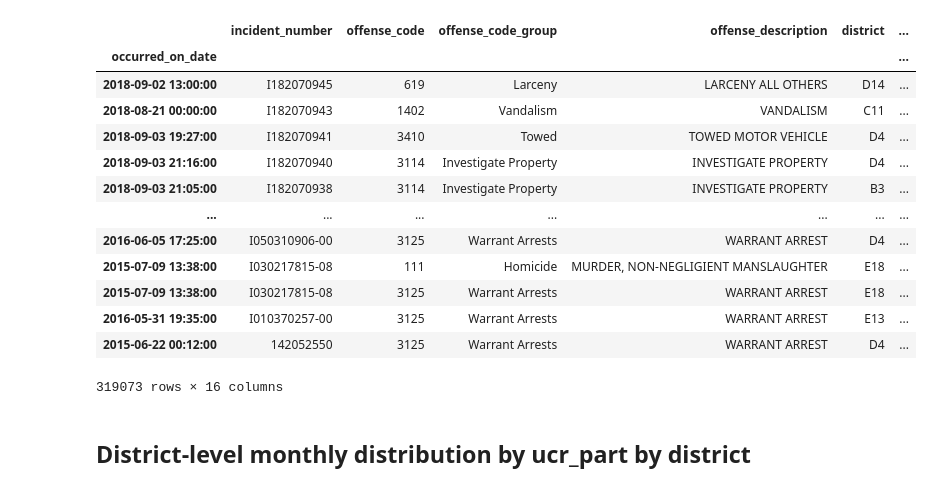
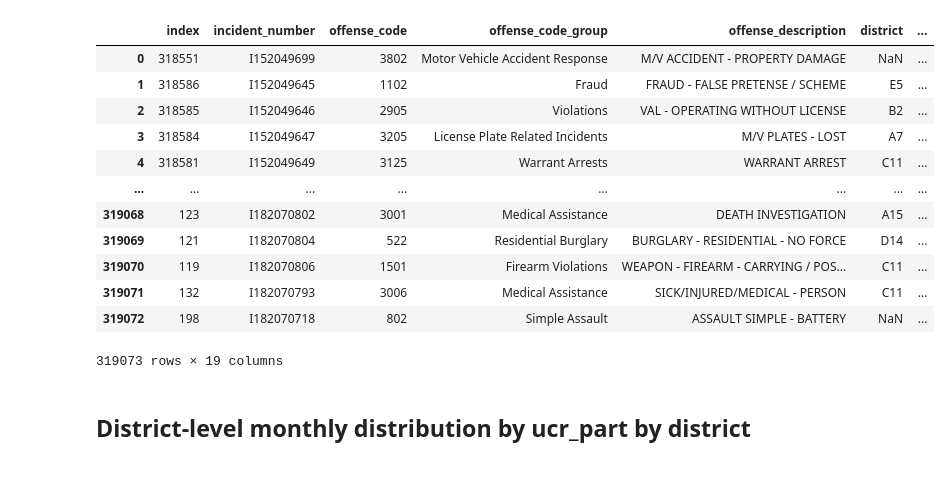
Before and after one commit to SapiensZ/BostonCrime, a Jupyter notebook: Extensive EDA.ipynb, the cells around one changed output. Cells and saved outputs as stored; diff of their text form; code cells hidden in the pictures.

```diff
--- a/Extensive EDA.ipynb
+++ b/Extensive EDA.ipynb
@@ -10,28 +10,26 @@ plt.style.use('fivethirtyeight')
 # Read data
 df = pd.read_csv('crime.csv', encoding='iso-8859-1')
 offense_codes = pd.read_csv('offense_codes.csv', encoding='iso-8859-1')
-# %%
-# Set DateTime Index
-df.columns = [str.lower(col) for col in df.columns]
-df['occurred_on_date'] = pd.to_datetime(df.occurred_on_date)
-df = df.set_index('occurred_on_date')
-#print('Data first entry: {}, last entry: {}'.format(df.index.min(), df.index.max()))
-df
-# %% [output]
-|  | incident_number | offense_code | offense_code_group | offense_description | district | ... |
-| occurred_on_date |  |  |  |  |  | ... |
-| 2018-09-02 13:00:00 | I182070945 | 619 | Larceny | LARCENY ALL OTHERS | D14 | ... |
-| 2018-08-21 00:00:00 | I182070943 | 1402 | Vandalism | VANDALISM | C11 | ... |
-| 2018-09-03 19:27:00 | I182070941 | 3410 | Towed | TOWED MOTOR VEHICLE | D4 | ... |
-| 2018-09-03 21:16:00 | I182070940 | 3114 | Investigate Property | INVESTIGATE PROPERTY | D4 | ... |
-| 2018-09-03 21:05:00 | I182070938 | 3114 | Investigate Property | INVESTIGATE PROPERTY | B3 | ... |
-| ... | ... | ... | ... | ... | ... | ... |
-| 2016-06-05 17:25:00 | I050310906-00 | 3125 | Warrant Arrests | WARRANT ARREST | D4 | ... |
-| 2015-07-09 13:38:00 | I030217815-08 | 111 | Homicide | MURDER, NON-NEGLIGIENT MANSLAUGHTER | E18 | ... |
-| 2015-07-09 13:38:00 | I030217815-08 | 3125 | Warrant Arrests | WARRANT ARREST | E18 | ... |
-| 2016-05-31 19:35:00 | I010370257-00 | 3125 | Warrant Arrests | WARRANT ARREST | E13 | ... |
-| 2015-06-22 00:12:00 | 142052550 | 3125 | Warrant Arrests | WARRANT ARREST | D4 | ... |
-319073 rows × 16 columns
+# %%
+df.columns = [str.lower(col) for col in df.columns]
+df['date'] = df.occurred_on_date.apply(lambda x: x[:10])
+df['date'] = pd.to_datetime(df.date)
+df.sort_values(by=['date'], inplace=True, ascending=True)
+df.reset_index()
+# %% [output]
+|  | index | incident_number | offense_code | offense_code_group | offense_description | district | ... |
+| 0 | 318551 | I152049699 | 3802 | Motor Vehicle Accident Response | M/V ACCIDENT - PROPERTY DAMAGE | NaN | ... |
+| 1 | 318586 | I152049645 | 1102 | Fraud | FRAUD - FALSE PRETENSE / SCHEME | E5 | ... |
+| 2 | 318585 | I152049646 | 2905 | Violations | VAL - OPERATING WITHOUT LICENSE | B2 | ... |
+| 3 | 318584 | I152049647 | 3205 | License Plate Related Incidents | M/V PLATES - LOST | A7 | ... |
+| 4 | 318581 | I152049649 | 3125 | Warrant Arrests | WARRANT ARREST | C11 | ... |
+| ... | ... | ... | ... | ... | ... | ... | ... |
+| 319068 | 123 | I182070802 | 3001 | Medical Assistance | DEATH INVESTIGATION | A15 | ... |
+| 319069 | 121 | I182070804 | 522 | Residential Burglary | BURGLARY - RESIDENTIAL - NO FORCE | D14 | ... |
+| 319070 | 119 | I182070806 | 1501 | Firearm Violations | WEAPON - FIREARM - CARRYING / POS... | C11 | ... |
+| 319071 | 132 | I182070793 | 3006 | Medical Assistance | SICK/INJURED/MEDICAL - PERSON | C11 | ... |
+| 319072 | 198 | I182070718 | 802 | Simple Assault | ASSAULT SIMPLE - BATTERY | NaN | ... |
+319073 rows × 19 columns
 # %% [markdown]
 ## District-level monthly distribution by ucr_part by district
 # %%
```
Also changed, not shown: parts of 18 cells of this notebook.
